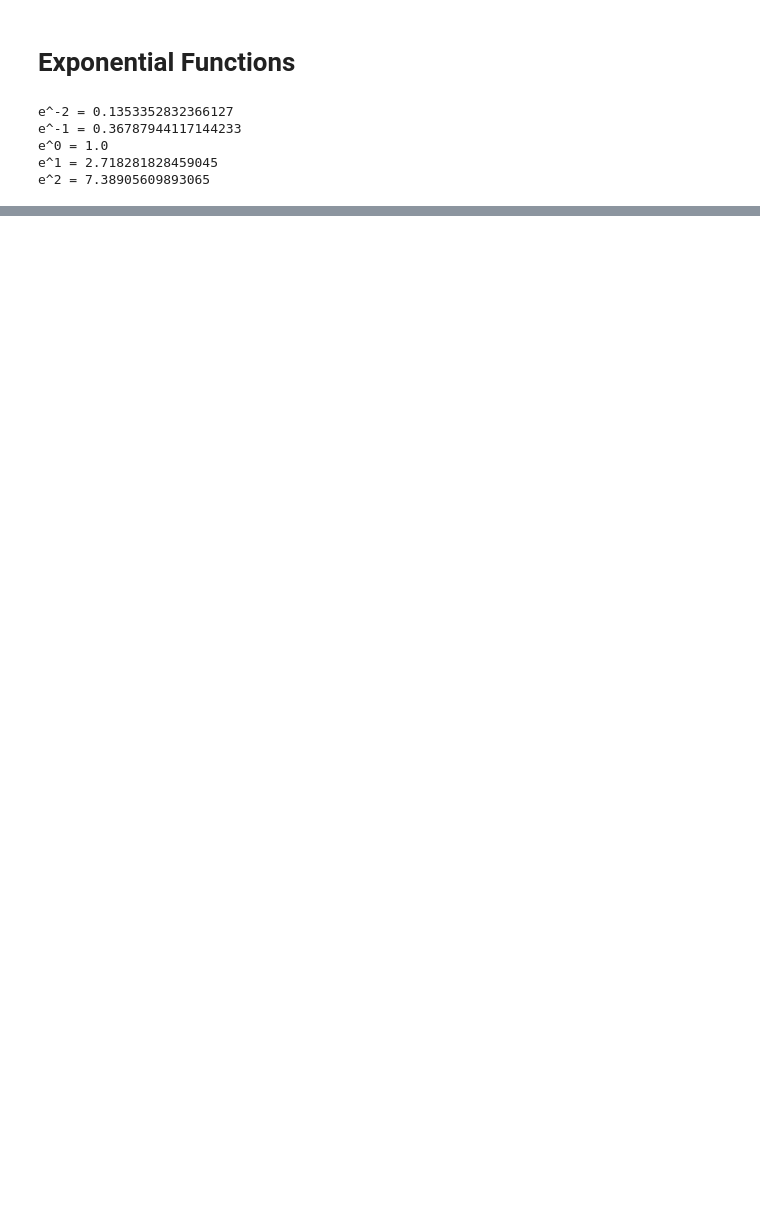
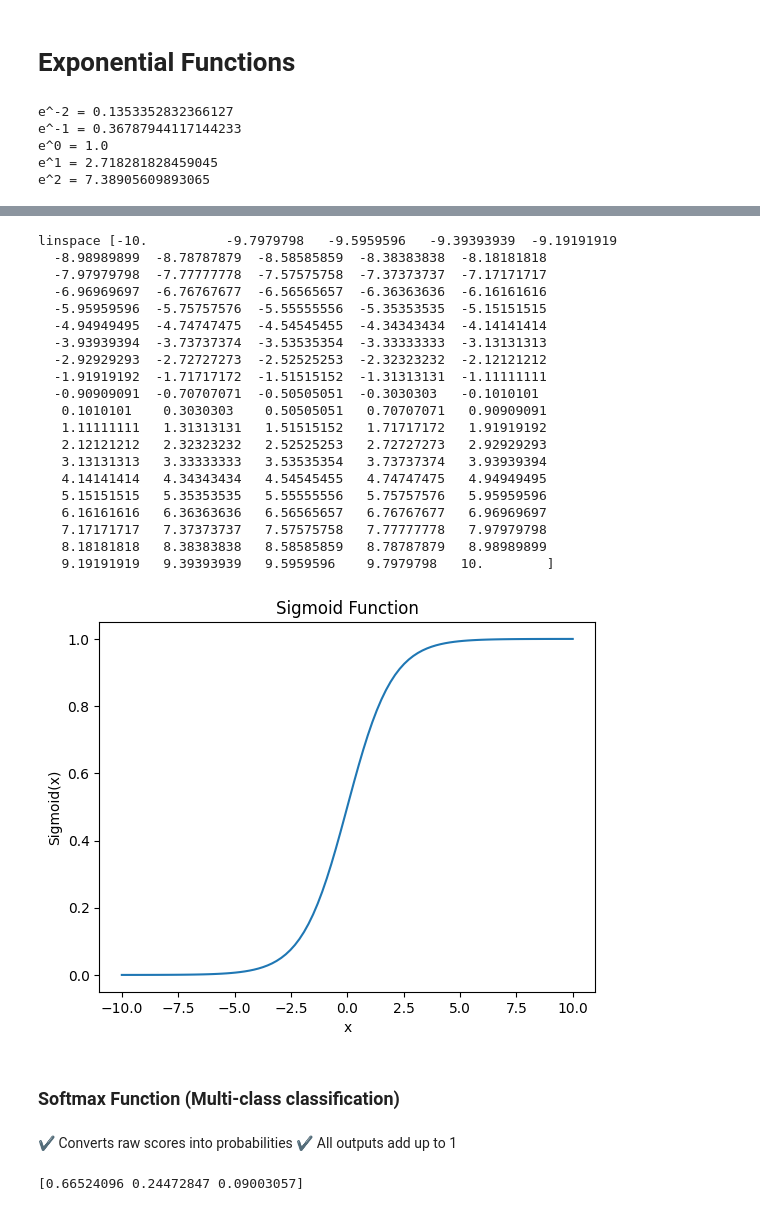
Before and after one commit to rajnesh108/neural_network_scratch, a Jupyter notebook: working files/exponential_functions.ipynb, the cells around one changed output, grey strips where cells are left out. Saved outputs shown, nothing was run; the diff lists cells and outputs as text; code cells hidden in the pictures; blank space fills up the shorter version.

```diff
--- a/working files/exponential_functions.ipynb
+++ b/working files/exponential_functions.ipynb
@@ -50,0 +59,47 @@ linspace [-2.         -1.95959596 -1.91919192 -1.87878788 -1.83838384 -1.7979798
+# %%
+x = np.linspace(-10, 10, 100)
+print("linspace", x)
+y = 1 / (1 + np.exp(-x))
+
+plt.plot(x, y)
+plt.xlabel("x")
+plt.ylabel("Sigmoid(x)")
+plt.title("Sigmoid Function")
+plt.show()
+# %% [output]
+linspace [-10.          -9.7979798   -9.5959596   -9.39393939  -9.19191919
+  -8.98989899  -8.78787879  -8.58585859  -8.38383838  -8.18181818
+  -7.97979798  -7.77777778  -7.57575758  -7.37373737  -7.17171717
+  -6.96969697  -6.76767677  -6.56565657  -6.36363636  -6.16161616
+  -5.95959596  -5.75757576  -5.55555556  -5.35353535  -5.15151515
+  -4.94949495  -4.74747475  -4.54545455  -4.34343434  -4.14141414
+  -3.93939394  -3.73737374  -3.53535354  -3.33333333  -3.13131313
+  -2.92929293  -2.72727273  -2.52525253  -2.32323232  -2.12121212
+  -1.91919192  -1.71717172  -1.51515152  -1.31313131  -1.11111111
+  -0.90909091  -0.70707071  -0.50505051  -0.3030303   -0.1010101
+   0.1010101    0.3030303    0.50505051   0.70707071   0.90909091
+   1.11111111   1.31313131   1.51515152   1.71717172   1.91919192
+   2.12121212   2.32323232   2.52525253   2.72727273   2.92929293
+   3.13131313   3.33333333   3.53535354   3.73737374   3.93939394
+   4.14141414   4.34343434   4.54545455   4.74747475   4.94949495
+   5.15151515   5.35353535   5.55555556   5.75757576   5.95959596
+   6.16161616   6.36363636   6.56565657   6.76767677   6.96969697
+   7.17171717   7.37373737   7.57575758   7.77777778   7.97979798
+   8.18181818   8.38383838   8.58585859   8.78787879   8.98989899
+   9.19191919   9.39393939   9.5959596    9.7979798   10.        ]
+[figure, added]
+# %% [markdown]
+### Softmax Function (Multi-class classification)
+# %% [markdown]
+✔️ Converts raw scores into probabilities
+✔️ All outputs add up to 1
+# %%
+import numpy as np
+
+scores = np.array([2.0, 1.0, 0.0])
+exp_scores = np.exp(scores)
+softmax = exp_scores / np.sum(exp_scores)
+
+print(softmax)
+# %% [output]
+[0.66524096 0.24472847 0.09003057]
```
Also changed, not shown: parts of 7 cells of this notebook, 15 other files.
